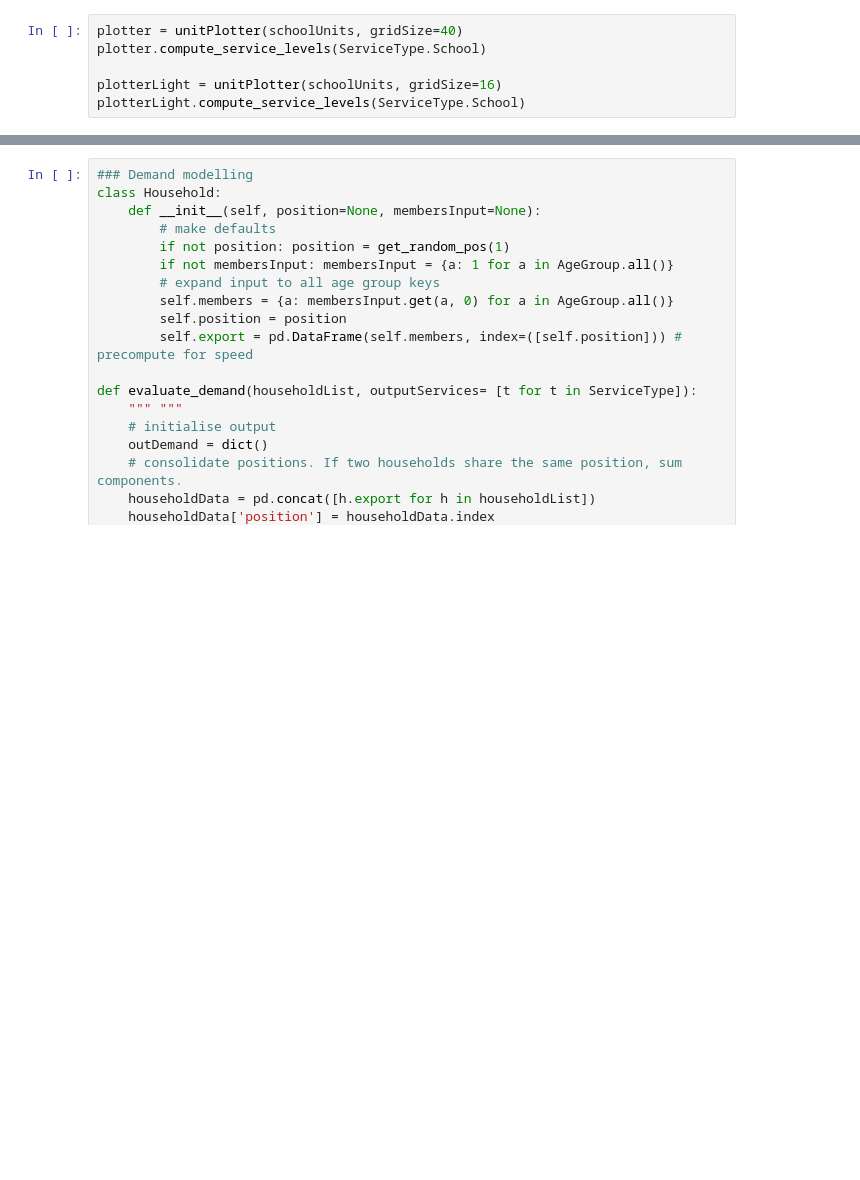
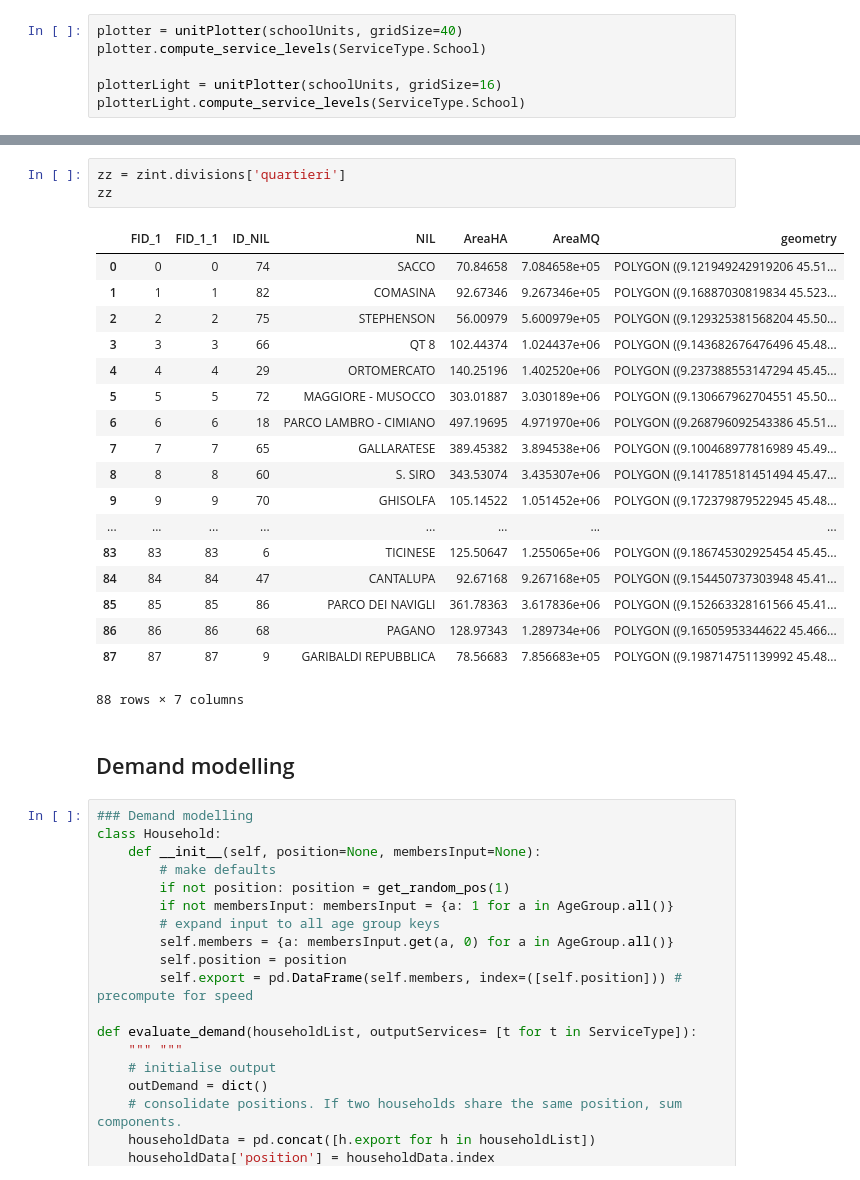
Before and after one commit to davideveronese/daf-data-science, a Jupyter notebook: mappa_quartiere/CityServicesModel.ipynb, the cells around one changed output, grey strips where cells are left out. Drawn from its saved outputs; the diff is of its cells as text; blank space fills up the shorter version.

```diff
--- a/mappa_quartiere/CityServicesModel.ipynb
+++ b/mappa_quartiere/CityServicesModel.ipynb
@@ -280,3 +324,27 @@ plotterSmooth.plot_service_levels(ServiceType.School)
+# %%
+zz = zint.divisions['quartieri']
+zz
+# %% [output]
+|  | FID_1 | FID_1_1 | ID_NIL | NIL | AreaHA | AreaMQ | geometry |
+| 0 | 0 | 0 | 74 | SACCO | 70.84658 | 7.084658e+05 | POLYGON ((9.121949242919206 45.51... |
+| 1 | 1 | 1 | 82 | COMASINA | 92.67346 | 9.267346e+05 | POLYGON ((9.16887030819834 45.523... |
+| 2 | 2 | 2 | 75 | STEPHENSON | 56.00979 | 5.600979e+05 | POLYGON ((9.129325381568204 45.50... |
+| 3 | 3 | 3 | 66 | QT 8 | 102.44374 | 1.024437e+06 | POLYGON ((9.143682676476496 45.48... |
+| 4 | 4 | 4 | 29 | ORTOMERCATO | 140.25196 | 1.402520e+06 | POLYGON ((9.237388553147294 45.45... |
+| 5 | 5 | 5 | 72 | MAGGIORE - MUSOCCO | 303.01887 | 3.030189e+06 | POLYGON ((9.130667962704551 45.50... |
+| 6 | 6 | 6 | 18 | PARCO LAMBRO - CIMIANO | 497.19695 | 4.971970e+06 | POLYGON ((9.268796092543386 45.51... |
+| 7 | 7 | 7 | 65 | GALLARATESE | 389.45382 | 3.894538e+06 | POLYGON ((9.100468977816989 45.49... |
+| 8 | 8 | 8 | 60 | S. SIRO | 343.53074 | 3.435307e+06 | POLYGON ((9.141785181451494 45.47... |
+| 9 | 9 | 9 | 70 | GHISOLFA | 105.14522 | 1.051452e+06 | POLYGON ((9.172379879522945 45.48... |
+| ... | ... | ... | ... | ... | ... | ... | ... |
+| 83 | 83 | 83 | 6 | TICINESE | 125.50647 | 1.255065e+06 | POLYGON ((9.186745302925454 45.45... |
+| 84 | 84 | 84 | 47 | CANTALUPA | 92.67168 | 9.267168e+05 | POLYGON ((9.154450737303948 45.41... |
+| 85 | 85 | 85 | 86 | PARCO DEI NAVIGLI | 361.78363 | 3.617836e+06 | POLYGON ((9.152663328161566 45.41... |
+| 86 | 86 | 86 | 68 | PAGANO | 128.97343 | 1.289734e+06 | POLYGON ((9.16505953344622 45.466... |
+| 87 | 87 | 87 | 9 | GARIBALDI REPUBBLICA | 78.56683 | 7.856683e+05 | POLYGON ((9.198714751139992 45.48... |
+88 rows × 7 columns
+# %% [markdown]
+## Demand modelling
 # %%
 ### Demand modelling
 class Household:
```
Also changed, not shown: parts of 14 cells of this notebook.
